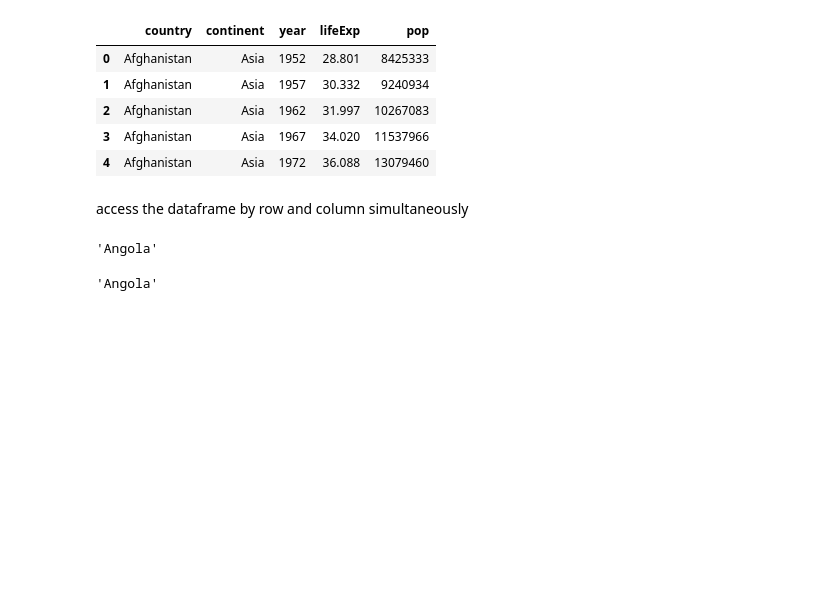
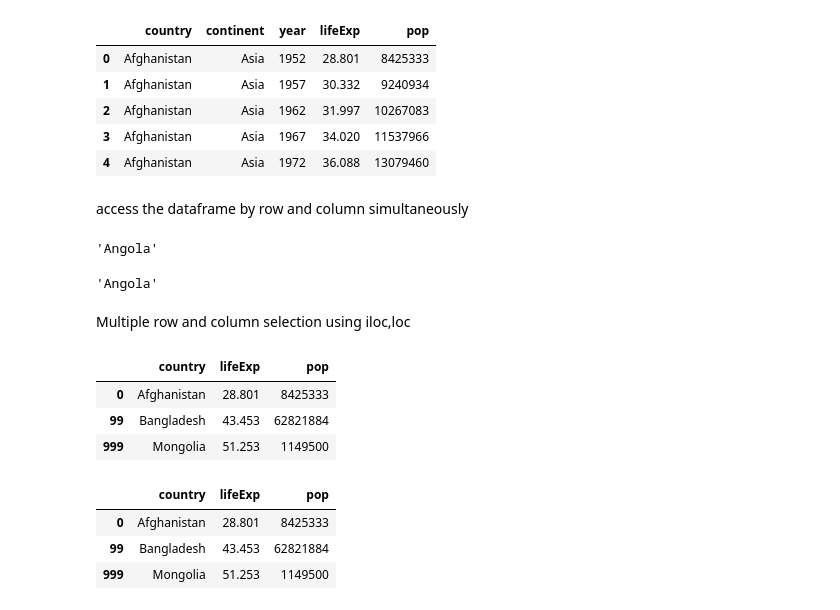
Before and after one commit to animeshmaiti/data-science-python, a Jupyter notebook: import-csv.ipynb, the cells around one changed output. Saved outputs shown, nothing was run; the diff lists cells and outputs as text; code cells hidden in the pictures; blank space fills up the shorter version.

```diff
--- a/import-csv.ipynb
+++ b/import-csv.ipynb
@@ -216,3 +216,19 @@ df.loc[42,'country']
 df.iloc[42,0]
 # %% [output]
 'Angola'
+# %% [markdown]
+Multiple row and column selection using iloc,loc
+# %%
+df.iloc[[0,99,999],[0,3,4]]
+# %% [output]
+|  | country | lifeExp | pop |
+| 0 | Afghanistan | 28.801 | 8425333 |
+| 99 | Bangladesh | 43.453 | 62821884 |
+| 999 | Mongolia | 51.253 | 1149500 |
+# %%
+df.loc[[0,99,999],['country','lifeExp','pop']]
+# %% [output]
+|  | country | lifeExp | pop |
+| 0 | Afghanistan | 28.801 | 8425333 |
+| 99 | Bangladesh | 43.453 | 62821884 |
+| 999 | Mongolia | 51.253 | 1149500 |
```
Also changed, not shown: parts of 9 cells of this notebook.
